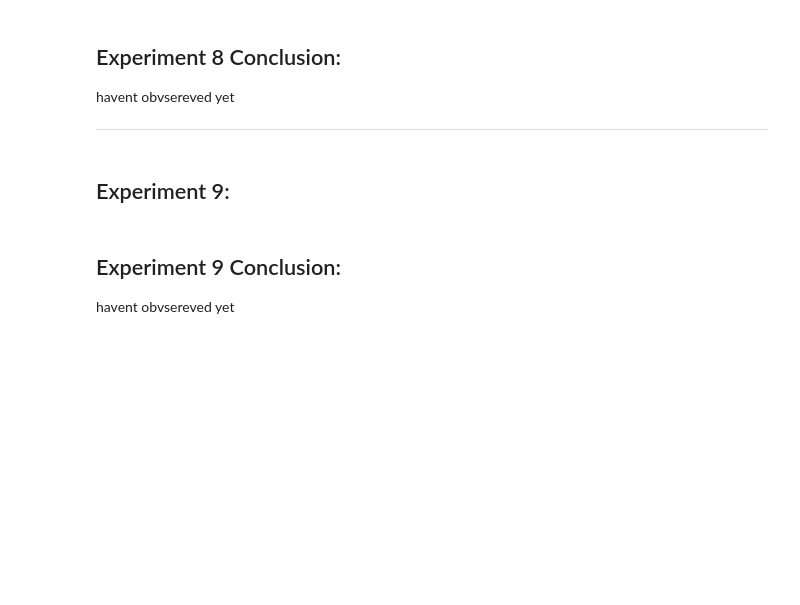
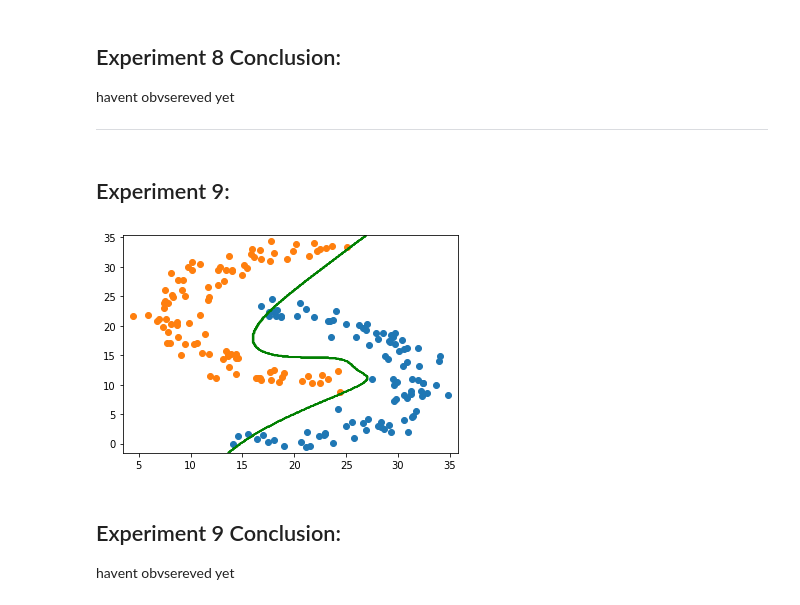
Before and after one commit to connerccook/Classifier-Decision-Boundaries-and-SVM-Kernels, a Jupyter notebook: project4.ipynb, the cells around one changed output. Cells and saved outputs as stored; diff of their text form; code cells hidden in the pictures; blank space fills up the shorter version.

```diff
--- a/project4.ipynb
+++ b/project4.ipynb
@@ -461,0 +473,9 @@ havent obvsereved yet
+# %%
+from sklearn.model_selection import GridSearchCV
+parameters = {'kernel':('poly',), 'C':[1,10]}
+svc = svm.SVC()
+clf = GridSearchCV(svc, parameters)
+clf.fit(df3_x, df3_y)
+
+print(f"Best polynomial kernel SVM estimator:\n   {clf.best_estimator_}")
+print(f"Best estimator's score:\n   {clf.best_score_}")
@@ -470,3 +493,15 @@ havent obvsereved yet
+# %%
+#Fit polynomial kernel SVM with degree corresponding to best model from Experiment 8
+df3_grid_svc_lin = svm.SVC(kernel='poly', degree=clf.best_estimator_.C)
+df3_grid_svc_lin.fit(df3_x, df3_y)
+df3_grid_svc_lin_pred = df3_grid_svc_lin.predict(df3_grid)#Draw scatterplot
+df3_zz = df3_grid_svc_lin_pred.reshape(df3_xx.shape)
+plt.contour(df3_xx, df3_yy, df3_zz, colors='green')
+for val in range(2):
+    row_ix = np.where(df3_y == val)[0]
+    plt.scatter(df3_x.take(row_ix).x1, df3_x.take(row_ix).x2, cmap='Paired')
+# %% [output]
+[figure, added]
 # %% [markdown]
 ## Experiment 9 Conclusion:
 havent obvsereved yet
```
Also changed, not shown: parts of 9 cells of this notebook.
